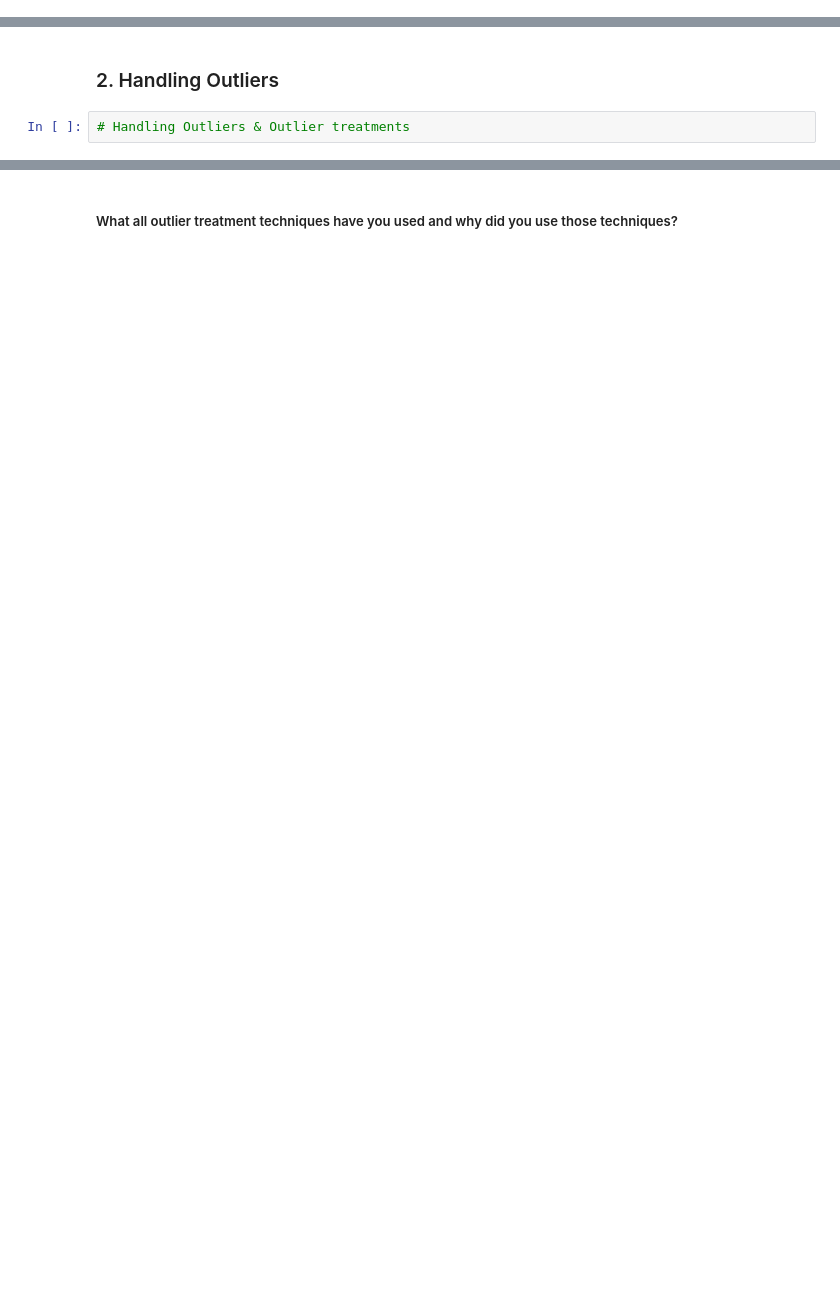
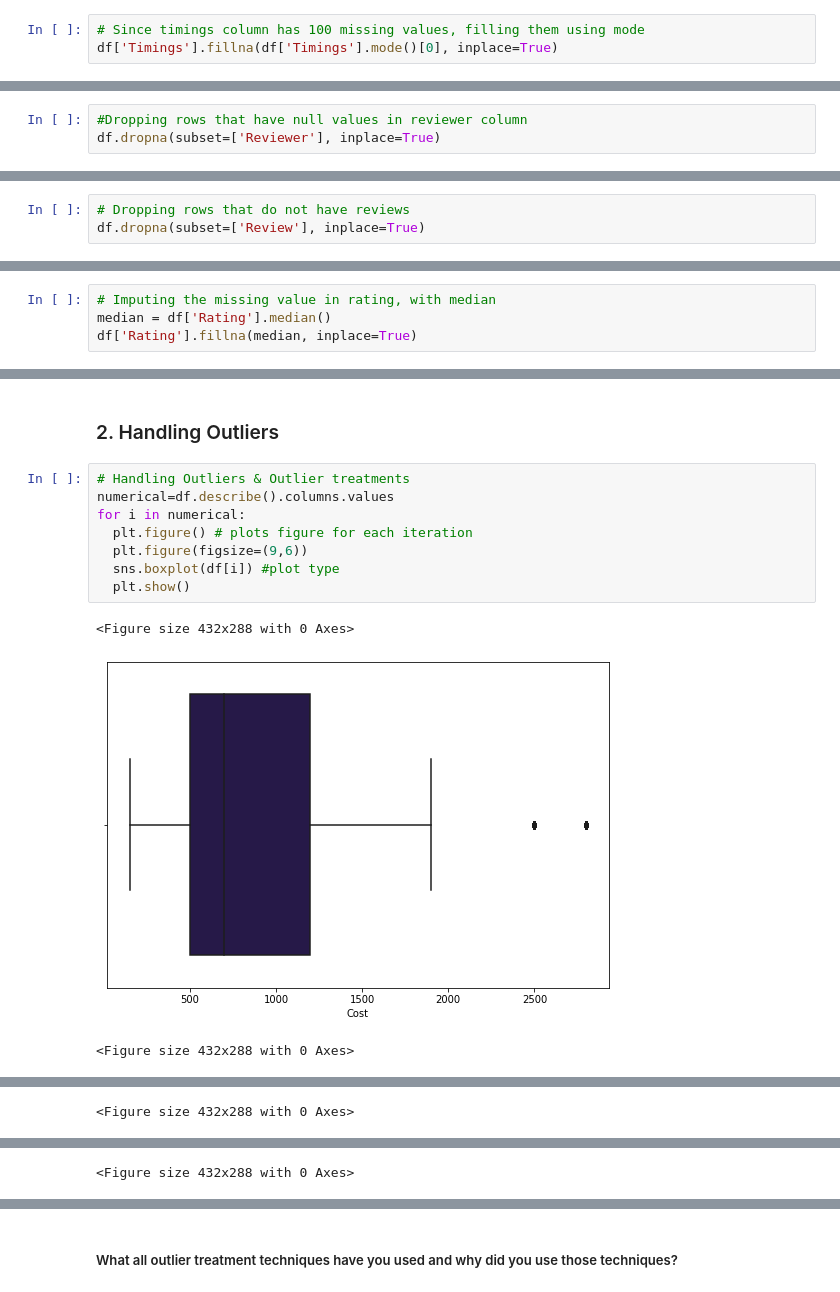
Before and after one commit to Sharath670/Zomato-Clustering-CP4, a Jupyter notebook: Zomato_Clustering.ipynb, the cells around one changed output, grey strips where cells are left out. Drawn from its saved outputs; the diff is of its cells as text; blank space fills up the shorter version.

```diff
--- a/Zomato_Clustering.ipynb
+++ b/Zomato_Clustering.ipynb
@@ -813,0 +905,3 @@ Answer Here.
+# %%
+# Since timings column has 100 missing values, filling them using mode
+df['Timings'].fillna(df['Timings'].mode()[0], inplace=True)
@@ -813,0 +925,3 @@ Answer Here.
+# %%
+#Dropping rows that have null values in reviewer column
+df.dropna(subset=['Reviewer'], inplace=True)
@@ -813,0 +945,3 @@ Answer Here.
+# %%
+# Dropping rows that do not have reviews
+df.dropna(subset=['Review'], inplace=True)
@@ -813,0 +965,4 @@ Answer Here.
+# %%
+# Imputing the missing value in rating, with median
+median = df['Rating'].median()
+df['Rating'].fillna(median, inplace=True)
@@ -818,4 +1019,14 @@ Answer Here.
 # %% [markdown]
 ### 2. Handling Outliers
-# %%
-# Handling Outliers & Outlier treatments
+# %%
+# Handling Outliers & Outlier treatments
+numerical=df.describe().columns.values
+for i in numerical:
+  plt.figure() # plots figure for each iteration
+  plt.figure(figsize=(9,6))
+  sns.boxplot(df[i]) #plot type
+  plt.show()
+# %% [output]
+<Figure size 432x288 with 0 Axes>
+[figure, added]
+<Figure size 432x288 with 0 Axes>
@@ -821,0 +1034 @@ Answer Here.
+<Figure size 432x288 with 0 Axes>
@@ -821,0 +1036 @@ Answer Here.
+<Figure size 432x288 with 0 Axes>
```
Also changed, not shown: parts of 65 cells of this notebook.
